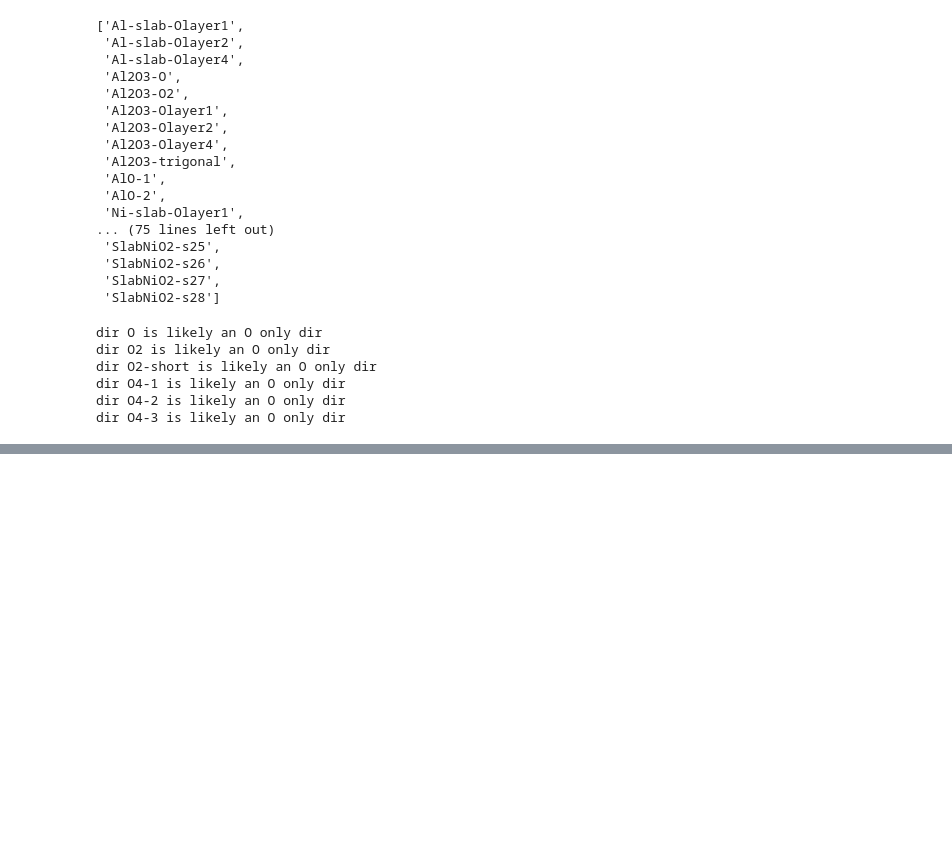
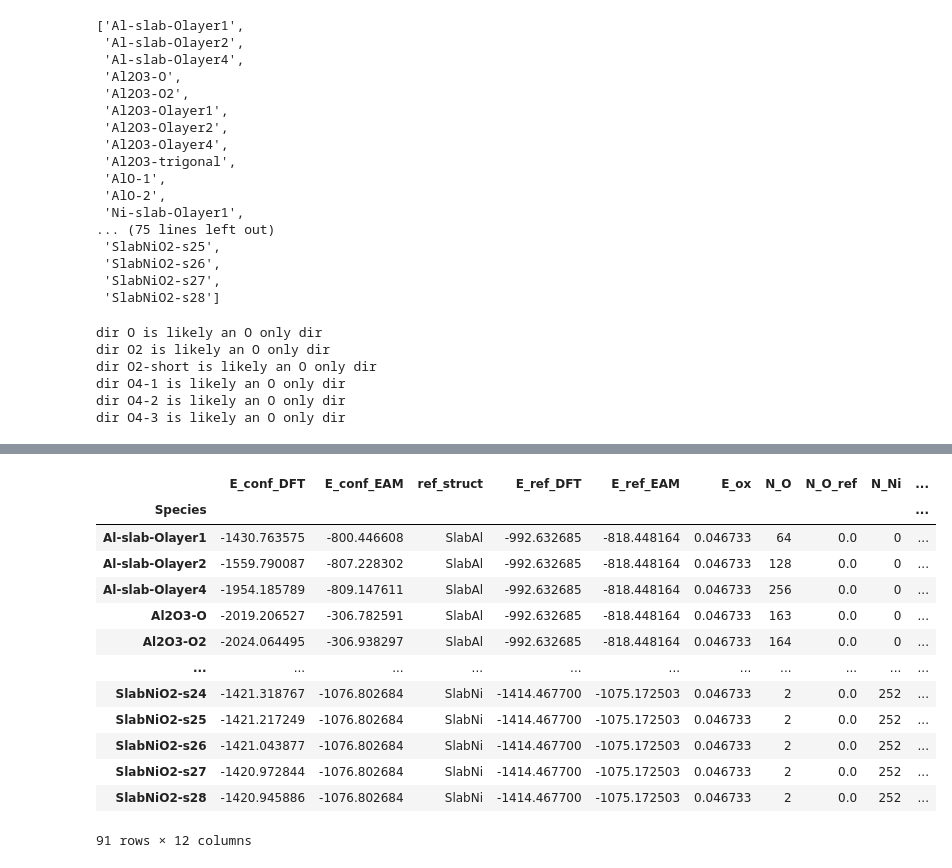
Before and after one commit to hmacdope/NiAlO_EDIP_fitting_DFT, a Jupyter notebook: notebooks/tabulate_all_data.ipynb, the cells around one changed output, grey strips where cells are left out. Drawn from its saved outputs; the diff is of its cells as text; code cells hidden in the pictures; blank space fills up the shorter version.

```diff
--- a/notebooks/tabulate_all_data.ipynb
+++ b/notebooks/tabulate_all_data.ipynb
@@ -149,0 +328,4 @@ Al2O3-O PureAl
+# %%
+df["ref_struct"] = ref_structs
+df["E_ref_DFT"] = erefs_dft
+df["E_ref_EAM"] = erefs_eam
@@ -149,0 +349,5 @@ Al2O3-O PureAl
+# %%
+df["N_O_ref"] = n_ref_O
+df["N_Al_ref"] = n_ref_Al
+df["N_Ni_ref"] = n_ref_Ni
+df["N_Ni_ref"] = n_ref_Ni
@@ -149,0 +378,22 @@ Al2O3-O PureAl
+# %%
+columns = ['E_conf_DFT', 'E_conf_EAM', 'ref_struct',  'E_ref_DFT',
+       'E_ref_EAM', 'E_ox',  'N_O', 'N_O_ref', 'N_Ni', 'N_Ni_ref', 'N_Al',  'N_Al_ref']
+# %%
+df_resort = df[columns]
+# %%
+df_resort
+# %% [output]
+|  | E_conf_DFT | E_conf_EAM | ref_struct | E_ref_DFT | E_ref_EAM | E_ox | N_O | N_O_ref | N_Ni | ... |
+| Species |  |  |  |  |  |  |  |  |  | ... |
+| Al-slab-Olayer1 | -1430.763575 | -800.446608 | SlabAl | -992.632685 | -818.448164 | 0.046733 | 64 | 0.0 | 0 | ... |
+| Al-slab-Olayer2 | -1559.790087 | -807.228302 | SlabAl | -992.632685 | -818.448164 | 0.046733 | 128 | 0.0 | 0 | ... |
+| Al-slab-Olayer4 | -1954.185789 | -809.147611 | SlabAl | -992.632685 | -818.448164 | 0.046733 | 256 | 0.0 | 0 | ... |
+| Al2O3-O | -2019.206527 | -306.782591 | SlabAl | -992.632685 | -818.448164 | 0.046733 | 163 | 0.0 | 0 | ... |
+| Al2O3-O2 | -2024.064495 | -306.938297 | SlabAl | -992.632685 | -818.448164 | 0.046733 | 164 | 0.0 | 0 | ... |
+| ... | ... | ... | ... | ... | ... | ... | ... | ... | ... | ... |
+| SlabNiO2-s24 | -1421.318767 | -1076.802684 | SlabNi | -1414.467700 | -1075.172503 | 0.046733 | 2 | 0.0 | 252 | ... |
+| SlabNiO2-s25 | -1421.217249 | -1076.802684 | SlabNi | -1414.467700 | -1075.172503 | 0.046733 | 2 | 0.0 | 252 | ... |
+| SlabNiO2-s26 | -1421.043877 | -1076.802684 | SlabNi | -1414.467700 | -1075.172503 | 0.046733 | 2 | 0.0 | 252 | ... |
+| SlabNiO2-s27 | -1420.972844 | -1076.802684 | SlabNi | -1414.467700 | -1075.172503 | 0.046733 | 2 | 0.0 | 252 | ... |
+| SlabNiO2-s28 | -1420.945886 | -1076.802684 | SlabNi | -1414.467700 | -1075.172503 | 0.046733 | 2 | 0.0 | 252 | ... |
+91 rows × 12 columns
```
Also changed, not shown: parts of 19 cells of this notebook, 1 other file.
